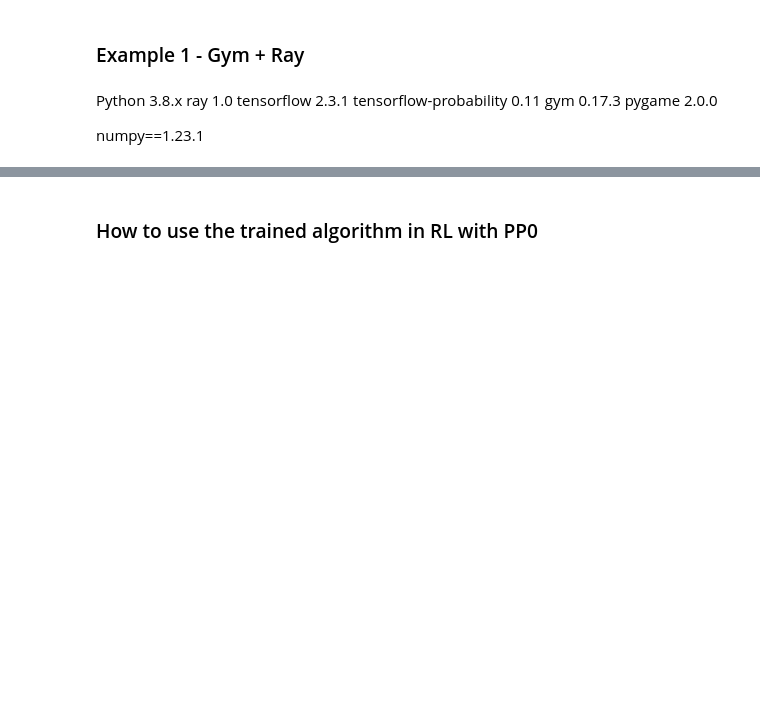
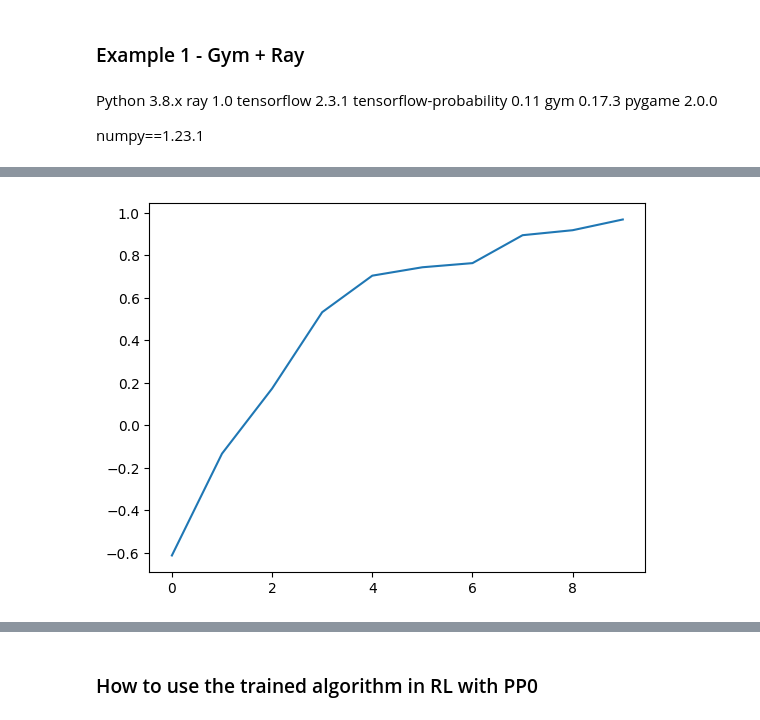
Before and after one commit to ruslanmv/How-to-create-custom-Reinforcement-Learning-environment, a Jupyter notebook: custom_game/gym-basic/2-RL-Enviroment.ipynb, the cells around one changed output, grey strips where cells are left out. Drawn from its saved outputs; the diff is of its cells as text; code cells hidden in the pictures; blank space fills up the shorter version.

```diff
--- a/custom_game/gym-basic/2-RL-Enviroment.ipynb
+++ b/custom_game/gym-basic/2-RL-Enviroment.ipynb
@@ -87,6 +66,7 @@ algo = ppo.PPO(env=MyEnv,config={"num_workers": 4})
 # %%
 mean_ppo = []
-for _ in range(25):
+for _ in range(5):
+
     result = algo.train()
     print("episode reward mean:", _, result['episode_reward_mean'])
     mean_ppo.append(result['episode_reward_mean'])
@@ -99,0 +92,7 @@ plt.show()
+# %%
+from ray.rllib.algorithms.ppo import PPOConfig
+config = PPOConfig()
+config = config.training(gamma=0.9, lr=0.01, kl_coeff=0.3)
+config = config.resources(num_gpus=0)
+config = config.rollouts(num_rollout_workers=4)
+algo = ppo.PPO(env=MyEnv, config=config)
@@ -99,0 +107,7 @@ plt.show()
+# %%
+mean_ppo = []
+for _ in range(10):
+
+    result = algo.train()
+    print("episode reward mean:", _, result['episode_reward_mean'])
+    mean_ppo.append(result['episode_reward_mean'])
@@ -99,0 +125,7 @@ plt.show()
+# %%
+import matplotlib.pyplot as plt
+xs = [x for x in range(len(mean_ppo))]
+plt.plot(xs, mean_ppo)
+plt.show()
+# %% [output]
+[figure, added]
```
Also changed, not shown: parts of 42 cells of this notebook, 3 other files.
